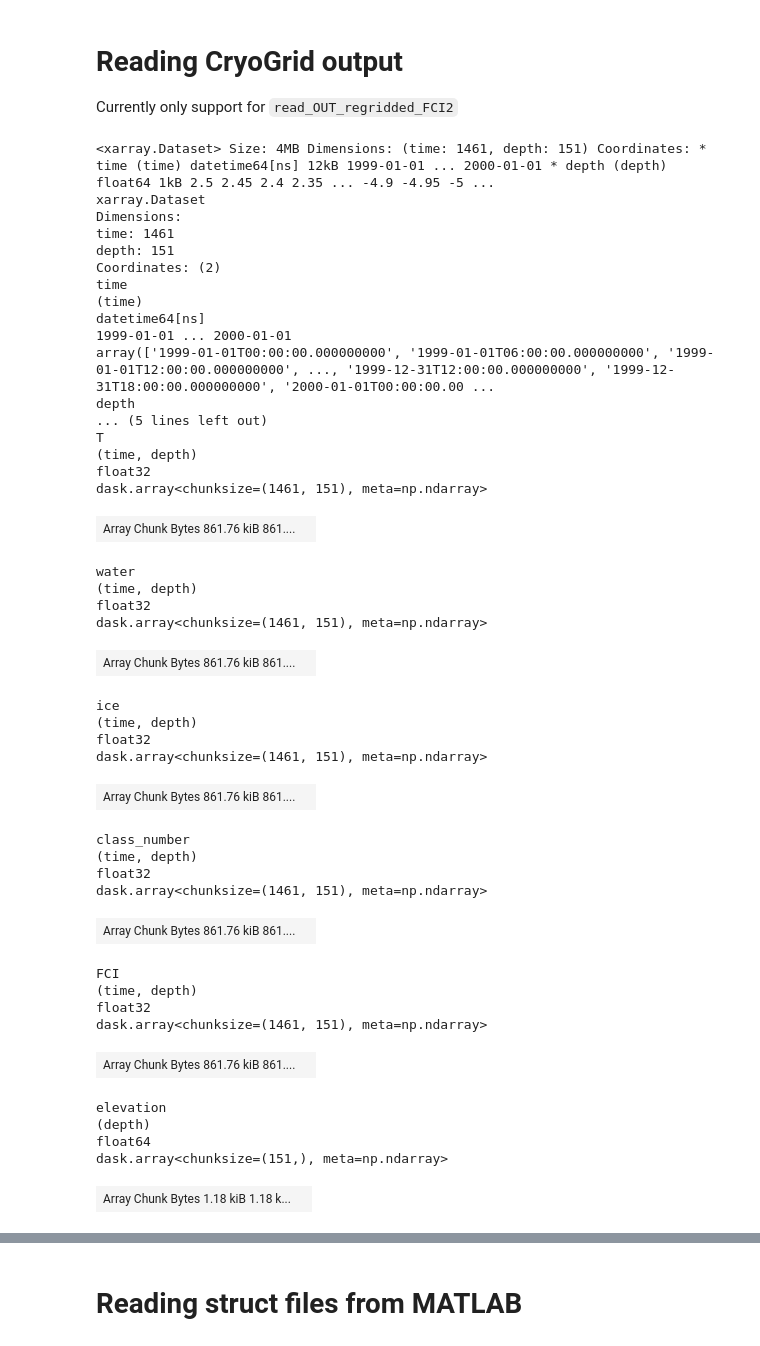
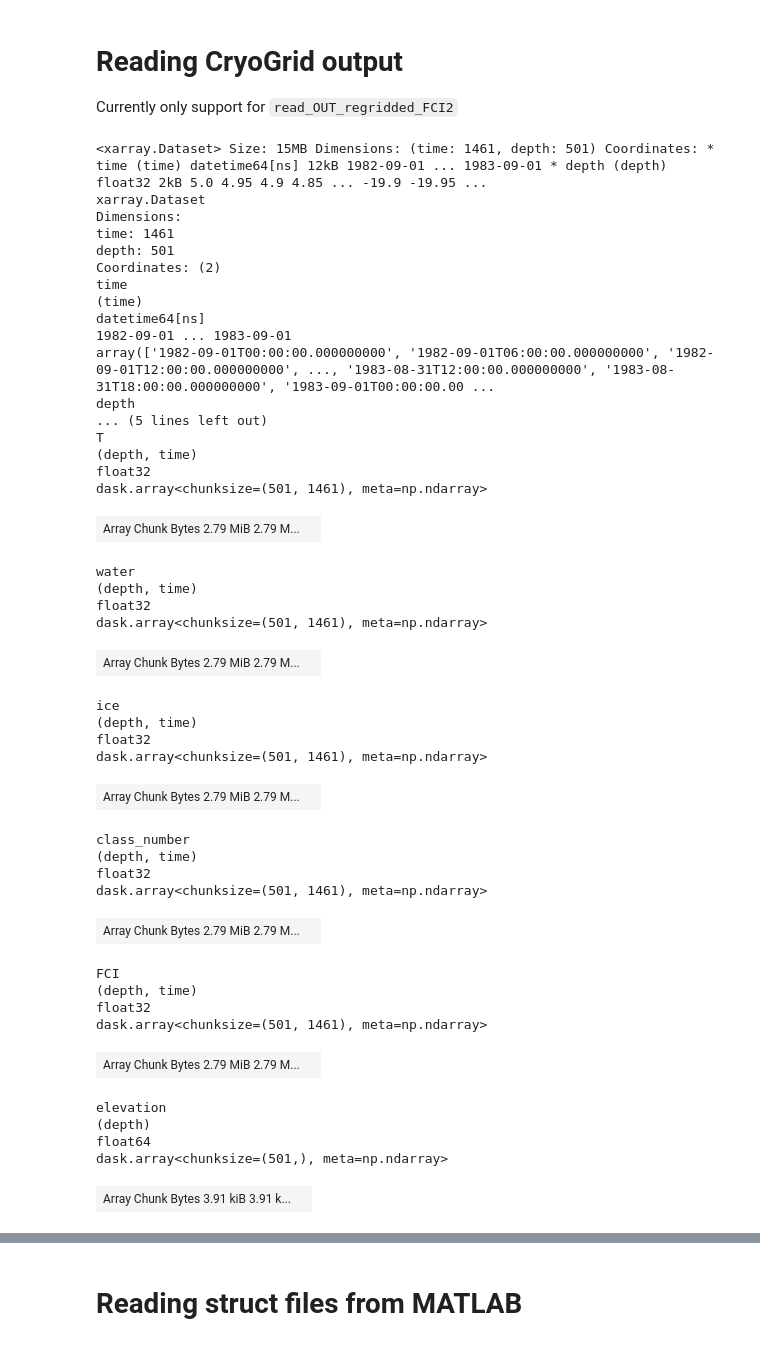
Before and after one commit to lukegre/CryoGrid-pyTools, a Jupyter notebook: demo.ipynb, the cells around one changed output, grey strips where cells are left out. Cells and saved outputs as stored; diff of their text form; code cells hidden in the pictures.

```diff
--- a/demo.ipynb
+++ b/demo.ipynb
@@ -9,52 +9,52 @@ import pandas as pd
 
 Currently only support for `read_OUT_regridded_FCI2`
 # %%
-fname = '/Users/luke/SDSC/CryoGrid/cryogrid-pamir/abramov/runs/strat/output-failed-71_of_90_run/strat_107809_20000101.mat'
-cgt.read_OUT_regridded_FCI2_file(fname, deepest_point=-5)
+fname = '/Users/luke/SDSC/CryoGrid/cryogrid-pamir/abramov/runs/strat/strat_10056_19830901.mat'
+cgt.read_OUT_regridded_FCI2_file(fname, deepest_point=-20)
 # %% [output]
-<xarray.Dataset> Size: 4MB Dimensions: (time: 1461, depth: 151) Coordinates: * time (time) datetime64[ns] 12kB 1999-01-01 ... 2000-01-01 * depth (depth) float64 1kB 2.5 2.45 2.4 2.35 ... -4.9 -4.95 -5 ...
+<xarray.Dataset> Size: 15MB Dimensions: (time: 1461, depth: 501) Coordinates: * time (time) datetime64[ns] 12kB 1982-09-01 ... 1983-09-01 * depth (depth) float32 2kB 5.0 4.95 4.9 4.85 ... -19.9 -19.95 ...
 xarray.Dataset
 Dimensions:
 time: 1461
-depth: 151
+depth: 501
 Coordinates: (2)
 time
 (time)
 datetime64[ns]
-1999-01-01 ... 2000-01-01
-array(['1999-01-01T00:00:00.000000000', '1999-01-01T06:00:00.000000000', '1999-01-01T12:00:00.000000000', ..., '1999-12-31T12:00:00.000000000', '1999-12-31T18:00:00.000000000', '2000-01-01T00:00:00.00 ...
+1982-09-01 ... 1983-09-01
+array(['1982-09-01T00:00:00.000000000', '1982-09-01T06:00:00.000000000', '1982-09-01T12:00:00.000000000', ..., '1983-08-31T12:00:00.000000000', '1983-08-31T18:00:00.000000000', '1983-09-01T00:00:00.00 ...
 depth
 ... (5 lines left out)
 T
-(time, depth)
+(depth, time)
 float32
-dask.array<chunksize=(1461, 151), meta=np.ndarray>
+dask.array<chunksize=(501, 1461), meta=np.ndarray>
-| Array Chunk Bytes 861.76 kiB 861.... |  |
+| Array Chunk Bytes 2.79 MiB 2.79 M... |  |
 water
-(time, depth)
+(depth, time)
 float32
-dask.array<chunksize=(1461, 151), meta=np.ndarray>
+dask.array<chunksize=(501, 1461), meta=np.ndarray>
-| Array Chunk Bytes 861.76 kiB 861.... |  |
+| Array Chunk Bytes 2.79 MiB 2.79 M... |  |
 ice
-(time, depth)
+(depth, time)
 float32
-dask.array<chunksize=(1461, 151), meta=np.ndarray>
+dask.array<chunksize=(501, 1461), meta=np.ndarray>
-| Array Chunk Bytes 861.76 kiB 861.... |  |
+| Array Chunk Bytes 2.79 MiB 2.79 M... |  |
 class_number
-(time, depth)
+(depth, time)
 float32
-dask.array<chunksize=(1461, 151), meta=np.ndarray>
+dask.array<chunksize=(501, 1461), meta=np.ndarray>
-| Array Chunk Bytes 861.76 kiB 861.... |  |
+| Array Chunk Bytes 2.79 MiB 2.79 M... |  |
 FCI
-(time, depth)
+(depth, time)
 float32
-dask.array<chunksize=(1461, 151), meta=np.ndarray>
+dask.array<chunksize=(501, 1461), meta=np.ndarray>
-| Array Chunk Bytes 861.76 kiB 861.... |  |
+| Array Chunk Bytes 2.79 MiB 2.79 M... |  |
 elevation
 (depth)
 float64
-dask.array<chunksize=(151,), meta=np.ndarray>
+dask.array<chunksize=(501,), meta=np.ndarray>
-| Array Chunk Bytes 1.18 kiB 1.18 k... |  |
+| Array Chunk Bytes 3.91 kiB 3.91 k... |  |
 Indexes: (2)
 time
 PandasIndex
```
Also changed, not shown: parts of 3 cells of this notebook, 2 other files.
